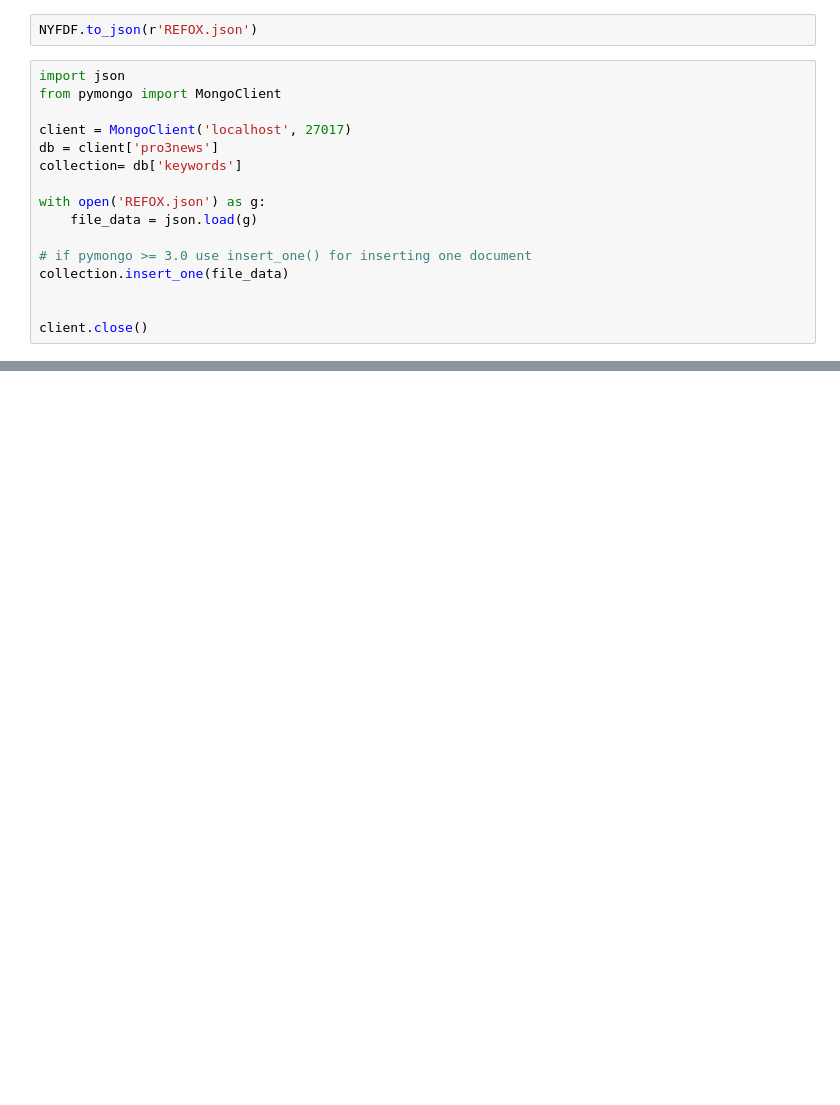
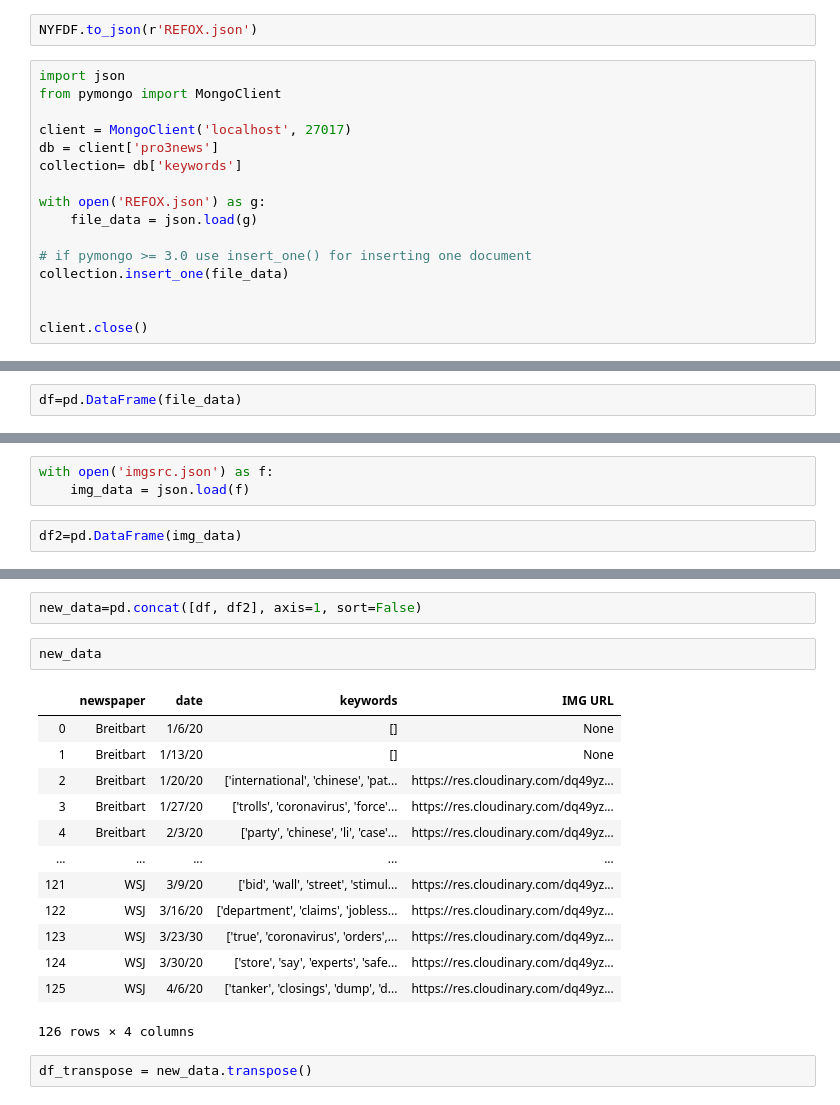
Before and after one commit to deirdrebclark/pro3-News, a Jupyter notebook: COVID-news/NLP_clean.ipynb, the cells around one changed output, grey strips where cells are left out. Cells and saved outputs as stored; diff of their text form; blank space fills up the shorter version.

```diff
--- a/COVID-news/NLP_clean.ipynb
+++ b/COVID-news/NLP_clean.ipynb
@@ -474,0 +494,2 @@ client.close()
+# %%
+df=pd.DataFrame(file_data)
@@ -474,0 +512,5 @@ client.close()
+# %%
+with open('imgsrc.json') as f:
+    img_data = json.load(f)
+# %%
+df2=pd.DataFrame(img_data)
@@ -474,0 +533,20 @@ client.close()
+# %%
+new_data=pd.concat([df, df2], axis=1, sort=False)
+# %%
+new_data
+# %% [output]
+|  | newspaper | date | keywords | IMG URL |
+| 0 | Breitbart | 1/6/20 | [] | None |
+| 1 | Breitbart | 1/13/20 | [] | None |
+| 2 | Breitbart | 1/20/20 | ['international', 'chinese', 'pat... | https://res.cloudinary.com/dq49yz... |
+| 3 | Breitbart | 1/27/20 | ['trolls', 'coronavirus', 'force'... | https://res.cloudinary.com/dq49yz... |
+| 4 | Breitbart | 2/3/20 | ['party', 'chinese', 'li', 'case'... | https://res.cloudinary.com/dq49yz... |
+| ... | ... | ... | ... | ... |
+| 121 | WSJ | 3/9/20 | ['bid', 'wall', 'street', 'stimul... | https://res.cloudinary.com/dq49yz... |
+| 122 | WSJ | 3/16/20 | ['department', 'claims', 'jobless... | https://res.cloudinary.com/dq49yz... |
+| 123 | WSJ | 3/23/30 | ['true', 'coronavirus', 'orders',... | https://res.cloudinary.com/dq49yz... |
+| 124 | WSJ | 3/30/20 | ['store', 'say', 'experts', 'safe... | https://res.cloudinary.com/dq49yz... |
+| 125 | WSJ | 4/6/20 | ['tanker', 'closings', 'dump', 'd... | https://res.cloudinary.com/dq49yz... |
+126 rows × 4 columns
+# %%
+df_transpose = new_data.transpose()
```
Also changed, not shown: parts of 14 cells of this notebook, 17 other files.
